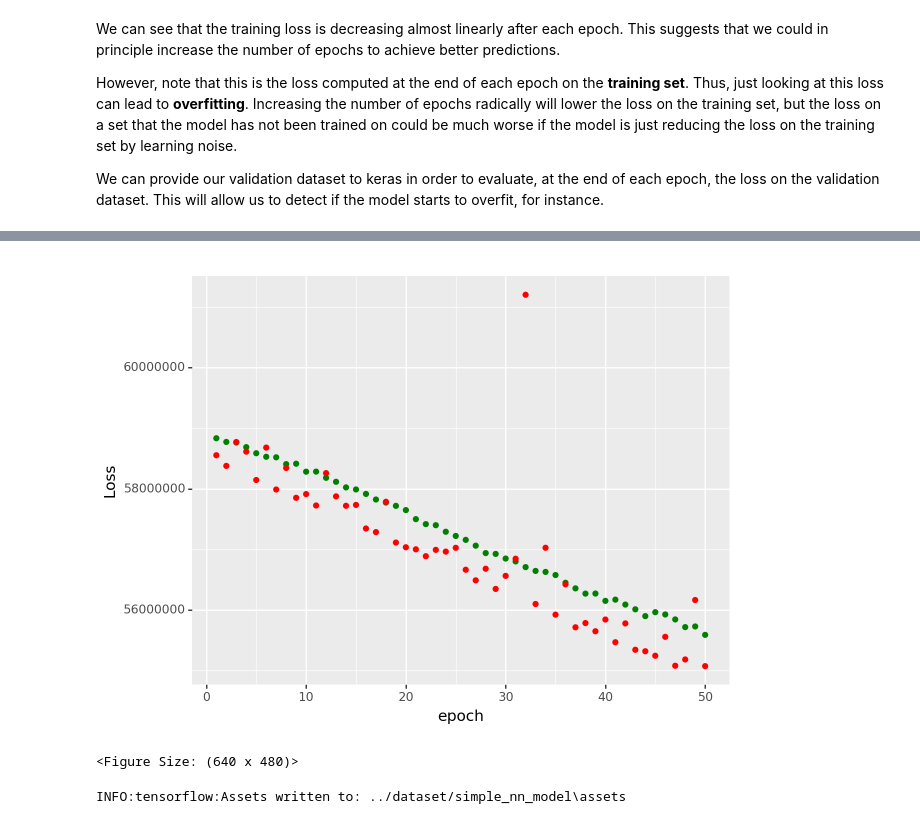
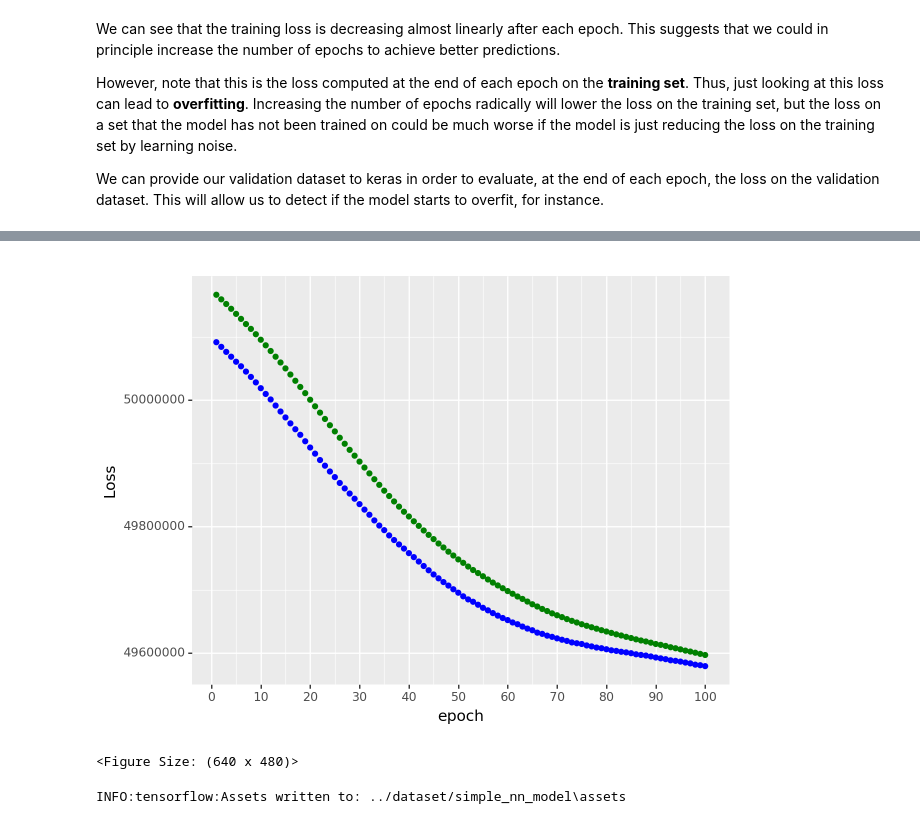
Before and after one commit to alvaarro/AI_Group11_Assignment, a Jupyter notebook: Car_Sales.ipynb, the cells around one changed output, grey strips where cells are left out. Saved outputs shown, nothing was run; the diff lists cells and outputs as text; code cells hidden in the pictures.

```diff
--- a/Car_Sales.ipynb
+++ b/Car_Sales.ipynb
@@ -504,0 +555,5 @@ See https://machinelearningmastery.com/cross-entropy-for-machine-learning/ for a
+# %%
+from keras.losses import Huber
+from keras.optimizers import Adam
+
+simple_nn.compile(loss='mean_squared_error', optimizer=Adam(lr=0.001)
@@ -540,5 +597,5 @@ Y_val.shape
 # %% [output]
 (94467, 1)
 # %%
-simple_nn.fit(X_train, Y_train, epochs=50, batch_size = 50)
+simple_nn.fit(X_train, Y_train, epochs=100, batch_size = 50)
 # %% [output]
@@ -570,7 +617,7 @@ simple_nn.history.history.keys()
 # plot the training loss over epochs
 loss_df = pd.DataFrame(simple_nn.history.history['loss'])
 loss_df.columns = ['loss']
-loss_df = loss_df.assign(epoch = np.arange(1, 51))
+loss_df = loss_df.assign(epoch = np.arange(1, 101))
 
 (
     ggplot(loss_df, aes(x='epoch', y='loss')) +
@@ -586,5 +633,5 @@ However, note that this is the loss computed at the end of each epoch on the **t
 
 We can provide our validation dataset to keras in order to evaluate, at the end of each epoch, the loss on the validation dataset. This will allow us to detect if the model starts to overfit, for instance.
 # %%
-simple_nn.fit(X_train, Y_train, epochs=50, batch_size = 50, validation_data= (X_val, Y_val))
+simple_nn.fit(X_train, Y_train, epochs=100, batch_size = 50, validation_data= (X_validation, Y_validation))
 # %% [output]
@@ -609,24 +656,24 @@ Epoch 50/50
 # %%
 # plot the training loss over epochs
 def plot_loss(nn_model):
     loss_df = pd.DataFrame({
         'train_loss': nn_model.history.history['loss'],
         'val_loss': nn_model.history.history['val_loss']
     })
-    loss_df = loss_df.assign(epoch = np.arange(1, 51))
+    loss_df = loss_df.assign(epoch = np.arange(1, 101))
 
     p = (
         ggplot(loss_df) +
         geom_point(aes(x='epoch', y='train_loss'), color='green') +
-        geom_point(aes(x='epoch', y='val_loss'), color='red') +
+        geom_point(aes(x='epoch', y='val_loss'), color='blue') +
         scale_x_continuous(breaks = np.arange(0, 150, 10)) +
         ylab("Loss")
     )
     return p
 
 plot_loss(simple_nn)
 # %% [output]
-[figure, old version]
+[figure, new version]
 <Figure Size: (640 x 480)>
 # %%
 # save the above simple nn fitted model to look at it later. We need to use the keras save command
```
Also changed, not shown: parts of 40 cells of this notebook.
